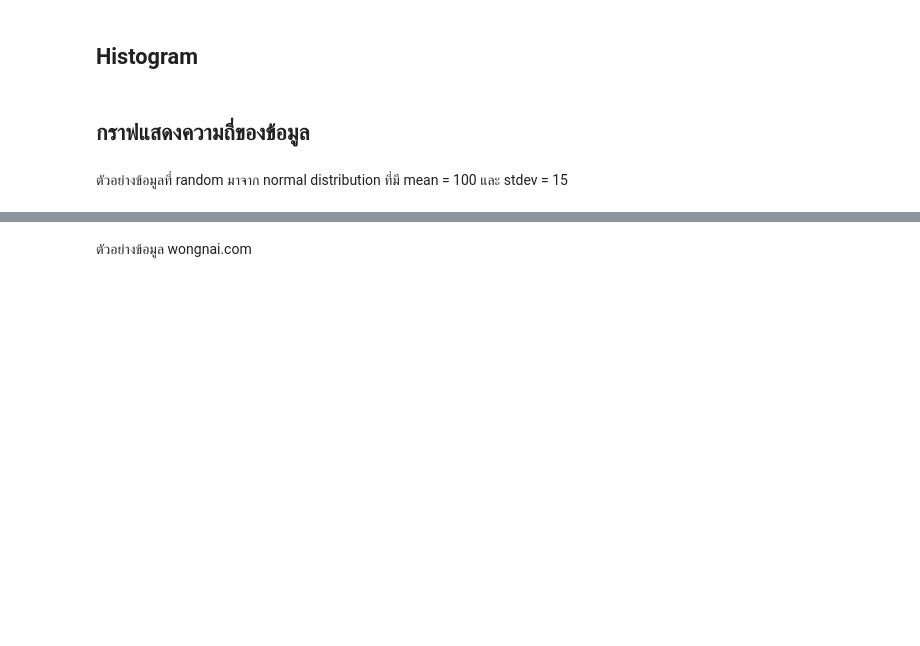
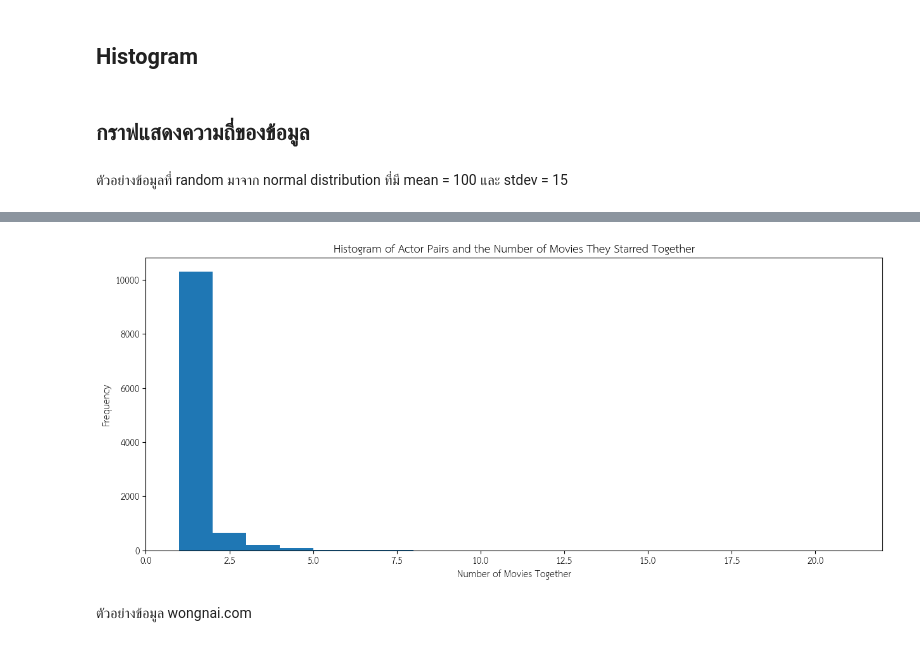
Before and after one commit to RatchanonPa/python_dataviz2024, a Jupyter notebook: Visualize_Data_Comparison_2024.ipynb, the cells around one changed output, grey strips where cells are left out. Cells and saved outputs as stored; diff of their text form; code cells hidden in the pictures; blank space fills up the shorter version.

```diff
--- a/Visualize_Data_Comparison_2024.ipynb
+++ b/Visualize_Data_Comparison_2024.ipynb
@@ -680,3 +787,27 @@ plt.hist(X, 50, density = True, facecolor = 'violet', alpha = 0.75);
+# %%
+# prompt: หาพระเอก-นางเอกที่มักจะแสดงคู่กันด้วย Histogram (พระเอก = Actor1, นางเอก = Actor2) โดยให้แกน x เป็นชื่อนักแสดงส่วนแกน y เป็นจำนวยเรื่องที่แสดงด้วยกัน
+
+import matplotlib.pyplot as plt
+# Assuming your DataFrame is named 'data_india' and has 'Actor 1' and 'Actor 2' columns
+actor_pairs = data_india.groupby(['Actor 1', 'Actor 2'])['Name'].count().reset_index()
+actor_pairs = actor_pairs.rename(columns={'Name': 'Number of Movies Together'})
+
+# Create a histogram
+plt.figure(figsize=(15, 6))  # Adjust figure size as needed
+plt.hist(actor_pairs['Number of Movies Together'], bins=20)
+plt.xlabel('Number of Movies Together')
+plt.ylabel('Frequency')
+plt.title('Histogram of Actor Pairs and the Number of Movies They Starred Together')
+plt.show()
+
+
+# If you want to show the names of the actors on the x-axis, you can do something like this:
+# (Note that this might be difficult to read if there are many unique pairs)
+# plt.hist(actor_pairs['Actor 1'] + ' & ' + actor_pairs['Actor 2'], bins=len(actor_pairs))
+# plt.xticks(rotation='vertical')
+# plt.show()
+# %% [output]
+[figure, added]
 # %% [markdown]
 ตัวอย่างข้อมูล wongnai.com
 # %%
```
Also changed, not shown: parts of 63 cells of this notebook.
